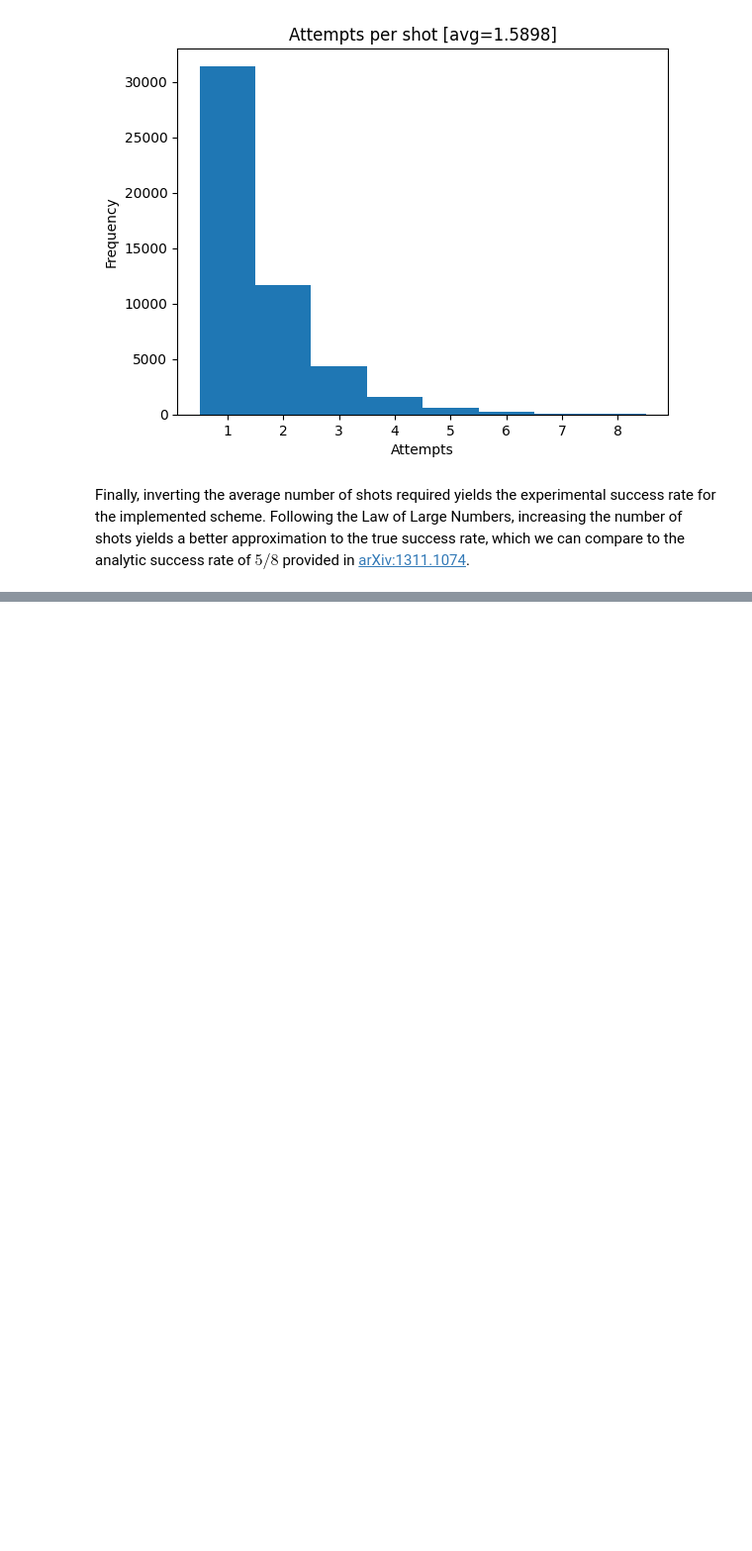
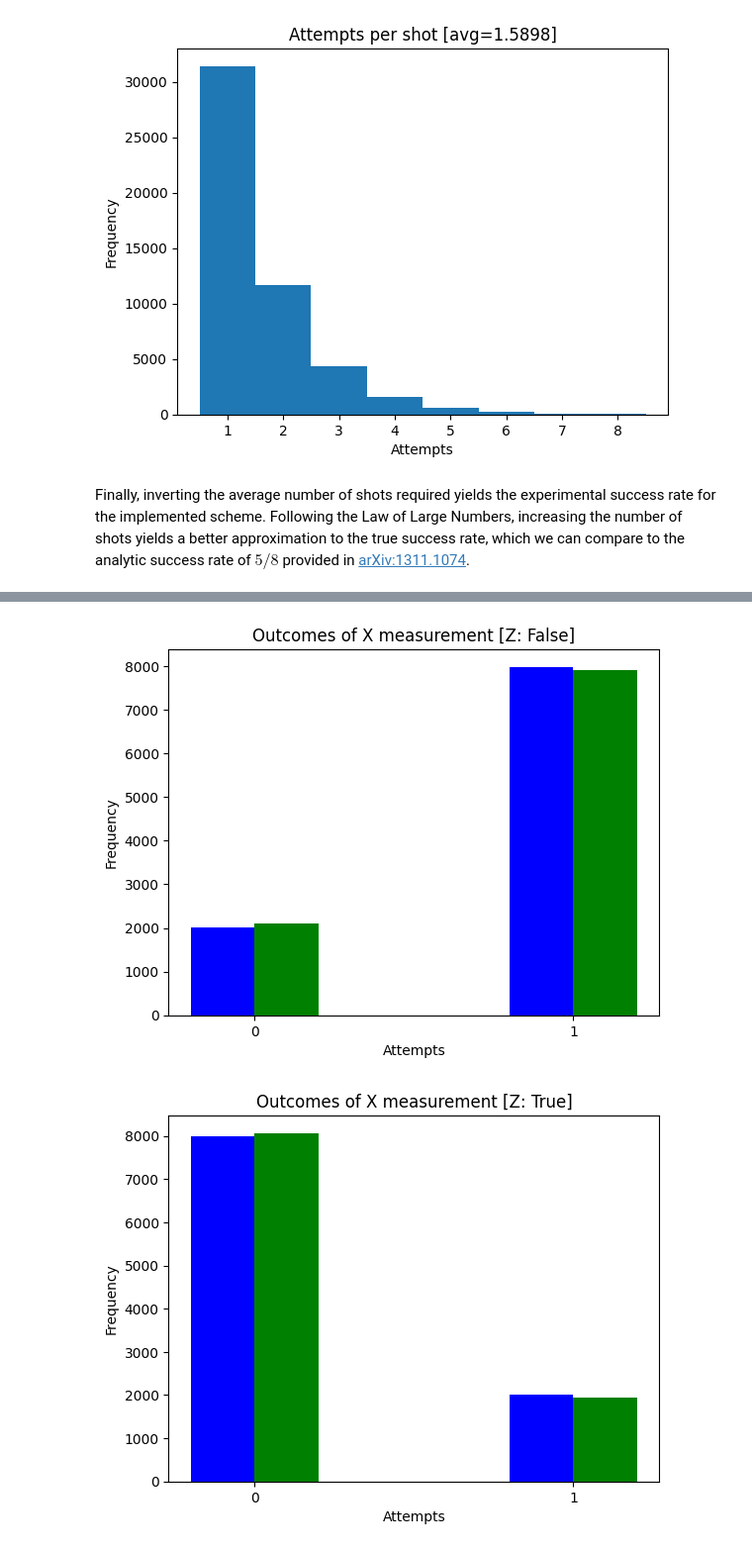
Before and after one commit to CQCL/guppylang, a Jupyter notebook: examples/repeat-until-success.ipynb, the cells around one changed output, grey strips where cells are left out. Shown: that part at 99% size. Drawn from its saved outputs; the diff is of its cells as text; code cells hidden in the pictures; blank space fills up the shorter version.

Commit message:
Apply correction again and add validation section

```diff
--- a/examples/repeat-until-success.ipynb
+++ b/examples/repeat-until-success.ipynb
@@ -17,4 +17,6 @@ In particular, the circuit has the nice property that if one of the measurements
 # %%
+import math
+
 from guppylang import guppy
 from guppylang.std.builtins import result
 from guppylang.std.quantum import measure, qubit, discard, h, tdg, cx, t, z
@@ -45,7 +47,8 @@ def repeat_until_success(q: qubit) -> None:
         t(b)
         h(b)
         if measure(b):
-            # Second ancilla failed, try again
+            # Second ancilla failed, apply correction and try again
+            z(q)
             continue
 
         result("attempts", attempts)
@@ -112,0 +120,13 @@ Predicted rate: 0.6312334301224592
+# %%
+from pytket.circuit import Unitary1qBox, OpType, Circuit
+from pytket.passes import DecomposeBoxes, AutoRebase
+
+unitary = np.array([[(1 + 2j) / math.sqrt(5), 0], [0, (1 - 2j) / math.sqrt(5)]])
+circ = Circuit(1).add_gate(Unitary1qBox(unitary), [0])
+DecomposeBoxes().apply(circ)
+
+# Make sure Guppy can understand the gate set
+rebase = AutoRebase({OpType.CX, OpType.Rz, OpType.H, OpType.CCX})
+rebase.apply(circ)
+
+unitary_func = guppy.load_pytket("unitary1q", circ, use_arrays=False)
@@ -112,0 +135,54 @@ Predicted rate: 0.6312334301224592
+# %%
+from guppylang.std.lang import comptime
+from guppylang.std.quantum import x
+from guppylang.emulator import EmulatorInstance
+
+
+def compile_emulators(*, apply_z: bool) -> tuple[EmulatorInstance, EmulatorInstance]:
+    @guppy
+    def _rus() -> None:
+        q = qubit()
+        h(q)
+        if comptime(apply_z):
+            z(q)
+        repeat_until_success(q)
+        h(q)
+        result("outcome", measure(q))
+    _rus.check()
+
+    @guppy
+    def _ref() -> None:
+        q = qubit()
+        h(q)
+        if comptime(apply_z):
+            z(q)
+        unitary_func(q)
+        h(q)
+        result("outcome", measure(q))
+    _ref.check()
+
+    return _rus.emulator(n_qubits=3), _ref.emulator(n_qubits=circ.n_qubits)
+
+def run_experiment(*, apply_z: bool, n_shots: int) -> None:
+    rus_emulator, ref_emulator = compile_emulators(apply_z=apply_z)
+
+    rus_shots = rus_emulator.with_seed(0).with_shots(n_shots).run()
+    rus_positive_outcomes = sum(shot.as_dict()["outcome"] for shot in rus_shots)
+
+    ref_shots = ref_emulator.with_seed(0).with_shots(n_shots).run()
+    ref_positive_outcomes = sum(shot.as_dict()["outcome"] for shot in ref_shots)
+
+    _, ax = plt.subplots(1, 1)
+    ax.bar([-0.1, 0.9], [n_shots - rus_positive_outcomes, rus_positive_outcomes], width=0.2, color="b")
+    ax.bar([0.1, 1.1], [n_shots - ref_positive_outcomes, ref_positive_outcomes], width=0.2, color="g")
+    ax.set_title(f"Outcomes of X measurement [Z: {apply_z}]")
+    ax.set_xlabel("Attempts")
+    ax.set_ylabel("Frequency")
+    ax.xaxis.set_major_locator(ticker.MultipleLocator(1.0))
+    plt.show()
+
+run_experiment(apply_z=False, n_shots=10000)
+run_experiment(apply_z=True, n_shots=10000)
+# %% [output]
+[figure, added]
+[figure, added]
```
Also changed, not shown: parts of 7 cells of this notebook.
